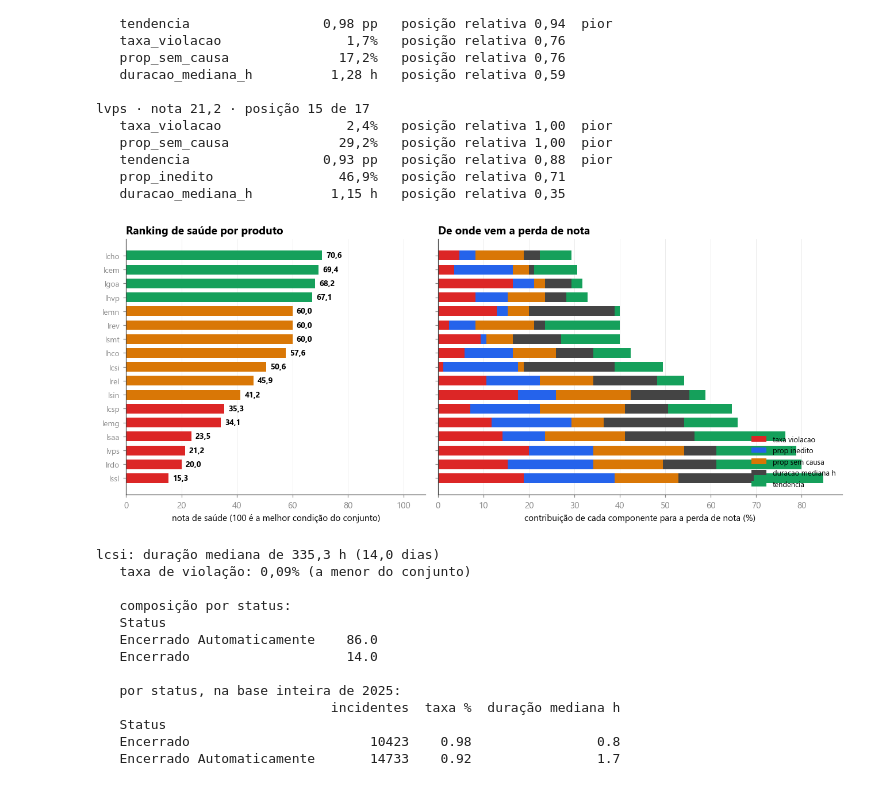
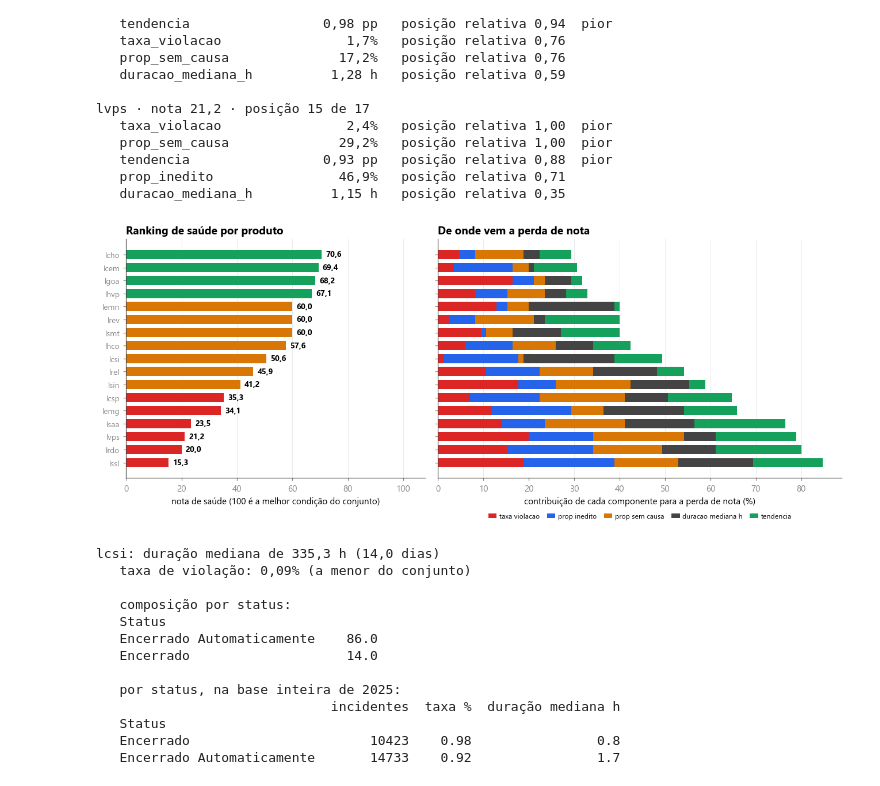
Before and after one commit to igor-vignola/LocaWeb-Cronos, a Jupyter notebook: notebooks/07_saude_produto.ipynb, the cells around one changed output. Cells and saved outputs as stored; diff of their text form; code cells hidden in the pictures.

```diff
--- a/notebooks/07_saude_produto.ipynb
+++ b/notebooks/07_saude_produto.ipynb
@@ -352,35 +352,36 @@ lvps · nota 21,2 · posição 15 de 17
 # %%
 # figura 01: o ranking com a nota decomposta
 r = ranking.copy()
 fig, (ax1, ax2) = plt.subplots(1, 2, figsize=(12.0, 5.0), gridspec_kw={'width_ratios': [1, 1.35]})
 
 cores = [COR['danger'] if n < 40 else (COR['ambar'] if n < 65 else COR['verde']) for n in r['nota']]
 ax1.barh(range(len(r)), r['nota'], color=cores, height=0.7)
 for i, n in enumerate(r['nota']):
     ax1.text(n + 1.5, i, fmt(n, 1), va='center', fontsize=9, fontweight='bold')
 ax1.set_yticks(range(len(r))); ax1.set_yticklabels(r.index, fontsize=9)
 ax1.set_xlim(0, 108); ax1.set_xlabel('nota de saúde (100 é a melhor condição do conjunto)')
 ax1.set_title('Ranking de saúde por produto', loc='left')
 ax1.grid(axis='y', visible=False); ax1.grid(axis='x', visible=True)
 
 paleta = {'taxa_violacao': COR['danger'], 'prop_inedito': COR['accent'],
           'prop_sem_causa': COR['ambar'], 'duracao_mediana_h': COR['cinza_esc'],
           'tendencia': COR['verde']}
 pos_r = POSICOES.loc[r.index]
 esquerda = np.zeros(len(r))
 for comp in USADOS:
     v = pos_r[comp].values / len(USADOS) * 100
     ax2.barh(range(len(r)), v, left=esquerda, color=paleta[comp], height=0.7,
              label=comp.replace('_', ' '))
     esquerda += v
 ax2.set_yticks(range(len(r))); ax2.set_yticklabels([], fontsize=9)
 ax2.set_xlabel('contribuição de cada componente para a perda de nota (%)')
 ax2.set_title('De onde vem a perda de nota', loc='left')
 ax2.grid(axis='y', visible=False); ax2.grid(axis='x', visible=True)
-ax2.legend(loc='lower right', fontsize=8.5)
+ax2.legend(loc='upper center', bbox_to_anchor=(0.5, -0.12), ncol=5,
+           fontsize=8, columnspacing=1.0, handletextpad=0.4, handlelength=1.2)
 plt.tight_layout(); salvar_fig(fig, '01_ranking_saude'); plt.show()
 # %% [output]
-[figure, old version]
+[figure, new version]
 # %%
 # o produto lcsi apresenta duracao mediana muito acima das demais; vale isolar a causa
 extremo = prod['duracao_mediana_h'].idxmax()
```
Also changed, not shown: 8 other files.
